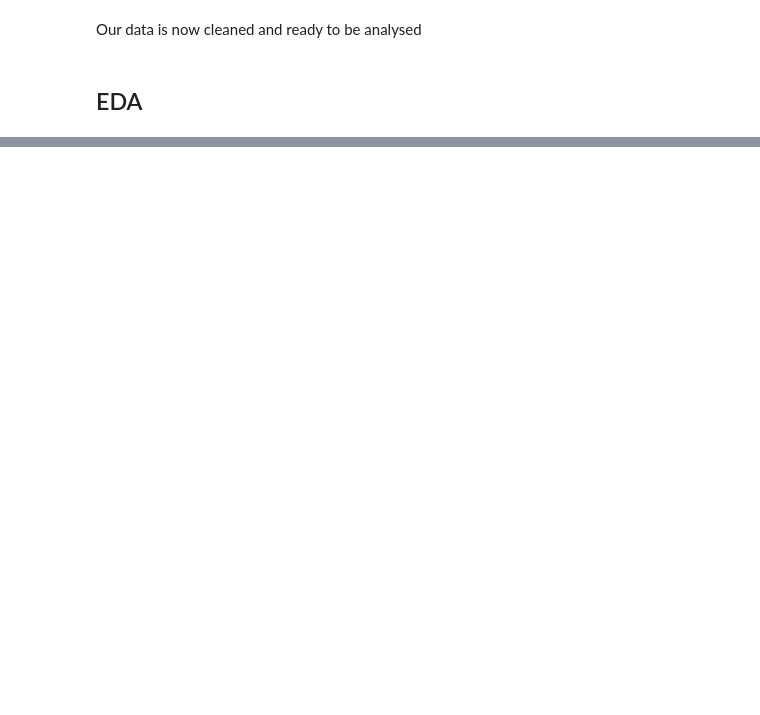
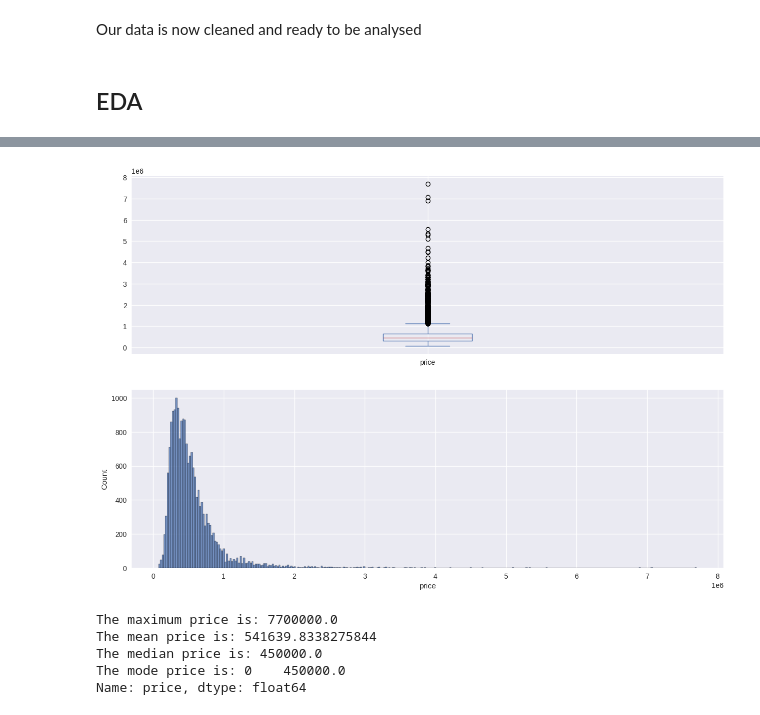
Before and after one commit to learn-co-curriculum/dsc-phase-2-project-v2-3, a Jupyter notebook: student.ipynb, the cells around one changed output, grey strips where cells are left out. Drawn from its saved outputs; the diff is of its cells as text; code cells hidden in the pictures; blank space fills up the shorter version.

```diff
--- a/student.ipynb
+++ b/student.ipynb
@@ -347,0 +376,32 @@ Our data is now cleaned and ready to be analysed
+# %%
+# creating two plots to visualize the distribution of a 'price' column in the cleaned Dataframe
+fig = plt.figure(figsize=(15,10))
+ax1 = fig.add_subplot(211)
+ax1 = df_cleaned['price'].plot.box()
+ax2 = fig.add_subplot(212)
+ax2 = sns.histplot(data=df_cleaned, x='price')
+# %% [output]
+[figure, added]
+# %%
+# Calculate the mean, median, and mode and the max_price
+# Calculate the mean
+mean_price = df_cleaned['price'].mean()
+
+# Calculate the median
+median_price = df_cleaned['price'].median()
+
+# Calculate the mode
+mode_price = df_cleaned['price'].mode()
+# Calculate Maximum price
+max_price = df_cleaned['price'].max()
+
+print(f"The maximum price is: {max_price}")
+print(f"The mean price is: {mean_price}")
+print(f"The median price is: {median_price}")
+print(f"The mode price is: {mode_price}")
+# %% [output]
+The maximum price is: 7700000.0
+The mean price is: 541639.8338275844
+The median price is: 450000.0
+The mode price is: 0    450000.0
+Name: price, dtype: float64
```
Also changed, not shown: parts of 43 cells of this notebook.
